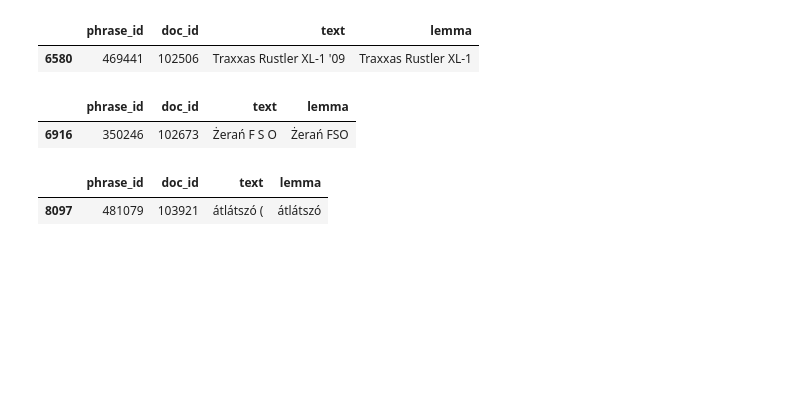
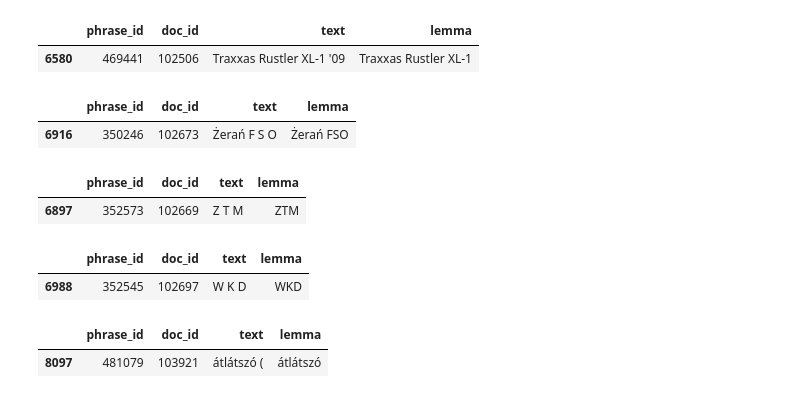
Before and after one commit to WiktoriaZ19/Polish_MWE_Inflection, a Jupyter notebook: dataset.ipynb, the cells around one changed output. Cells and saved outputs as stored; diff of their text form; code cells hidden in the pictures; blank space fills up the shorter version.

```diff
--- a/dataset.ipynb
+++ b/dataset.ipynb
@@ -183,9 +183,21 @@ mwe_df[mwe_df["text"] == "Żerań F S O"]
 | 6916 | 350246 | 102673 | Żerań F S O | Żerań FSO |
 # %%
 mwe_df.loc[mwe_df["text"] == "Żerań F S O", "text"] = "Żerań FSO"
+# %%
+mwe_df.loc[mwe_df["text"] == "R C S Orzeł", "text"] = "RCS Orzeł"
 # %%
 mwe_df = mwe_df[mwe_df["text"] != "S K M"]
 mwe_df = mwe_df[mwe_df["text"] != "R K S"]
+# %%
+mwe_df[mwe_df["lemma"].str.contains("ZTM")]
+# %% [output]
+|  | phrase_id | doc_id | text | lemma |
+| 6897 | 352573 | 102669 | Z T M | ZTM |
+# %%
+mwe_df[mwe_df["lemma"].str.contains("WKD")]
+# %% [output]
+|  | phrase_id | doc_id | text | lemma |
+| 6988 | 352545 | 102697 | W K D | WKD |
 # %%
 mwe_df[mwe_df["text"] == "átlátszó ("]
 # %% [output]
```
Also changed, not shown: parts of 19 cells of this notebook, 2 other files.
